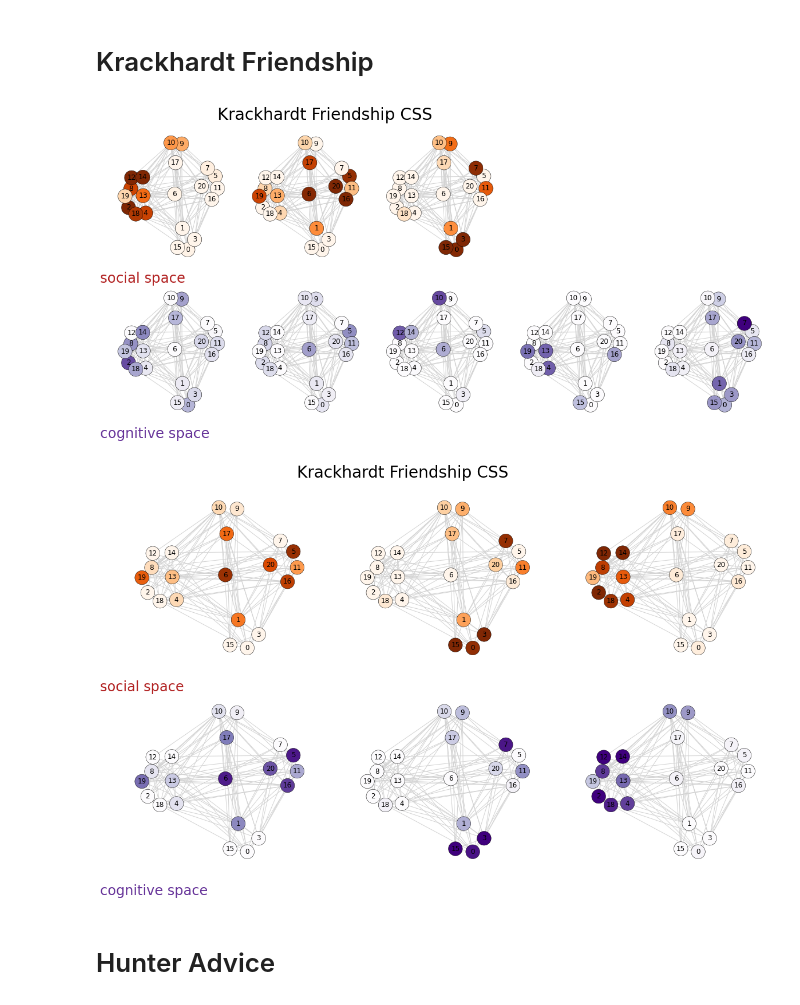
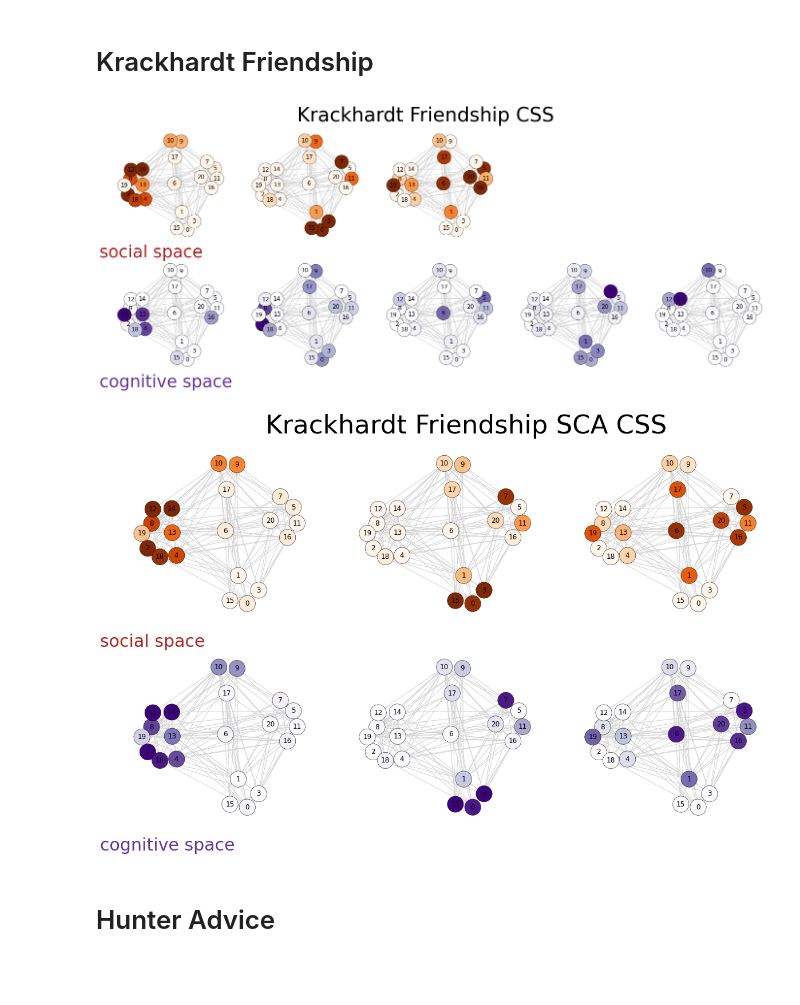
Before and after one commit to izabelaguiar/CSS, a Jupyter notebook: CSS_NNTuck_Paper_Figures_Tables.ipynb, the cells around one changed output. Cells and saved outputs as stored; diff of their text form; code cells hidden in the pictures; blank space fills up the shorter version.

```diff
--- a/CSS_NNTuck_Paper_Figures_Tables.ipynb
+++ b/CSS_NNTuck_Paper_Figures_Tables.ipynb
@@ -223,7 +273,6 @@ def multistart(tensor, C, K, masked, Mask, Sym, NUM_IT, ms_type = 'reg'):
         assert C == 1, "for a Redundant NNTuck, C must be equal to 1"
         return multi_nntuck_ones(tensor, C, K, masked, Mask, Sym, NUM_IT)
     elif ms_type == 'SCA':
-        assert C == K, "for a Redundant NNTuck, C must be equal to K"
         return multi_nntuck_sca(tensor, K, K, masked, Mask, Sym, NUM_IT)
     elif ms_type == 'reg':
         return multi_nntuck(tensor, C, K, masked, Mask, Sym, NUM_IT)
@@ -305,8 +354,11 @@ def multi_nntuck(tensor, C, K, masked = False, Mask = None, Sym = False, NUM_IT
 
 def multi_nntuck_sca(tensor, C, K, masked = False, Mask = None, Sym = False, NUM_IT = 20):
     ALPHA, N, N = np.shape(tensor)
+    B = K
+    if C<K:
+        B =C
     #C = K
-    tuck, logl, kld, kld_u, kld_min_ind = non_negative_tucker_SCagreement(tensor, rank = [K, K, K], init='random', n_iter_max=1000,
+    tuck, logl, kld, kld_u, kld_min_ind = non_negative_tucker_SCagreement(tensor, rank = [B, B, B], init='random', n_iter_max=1000,
                                                              symmetric = False, masked = masked, Masking = Mask,
                                                                           socog = True,
                                                       MT_stopping_conditions = True, returnErrors = True,
@@ -317,7 +369,7 @@ def multi_nntuck_sca(tensor, C, K, masked = False, Mask = None, Sym = False, NUM
     max_kld = kld[kld_min_ind]
 
     for i in range(1, NUM_IT):
-        tuck, logl, kld, kld_u, kld_min_ind = non_negative_tucker_SCagreement(tensor, rank = [K, K, K], init='random', n_iter_max=1000,
+        tuck, logl, kld, kld_u, kld_min_ind = non_negative_tucker_SCagreement(tensor, rank = [B, B, B], init='random', n_iter_max=1000,
                                                              symmetric = False, masked = masked, Masking = Mask,
                                                                               socog = True,
                                                       MT_stopping_conditions = True, returnErrors = True,
@@ -606,5 +797,5 @@ split_LRT(hunter_f[-1], C= 3, K = 2, M = M0, R = False, Symmetric = False, SCA =
 ## NNTuck of the Krackhardt advice CSS with $K=C=3$
 We use 50 random initializations of the multiplicative updates algorithm and examine the social and cognitive structure of the NNTuck corresponding to the highest log-likelihood over these random initializations.
 # %%
-core, factors, loglike =  multistart(krack, 3, 3, masked = False, Mask = None, Sym = False,
+core, factors, loglike =  multistart(krack_a, 3, 3, masked = False, Mask = None, Sym = False,
                                      NUM_IT = 50, ms_type = 'reg')
@@ -786,18 +980,18 @@ for n in range(1):
         colors_Y2[i] = cmapTwo(Y_norm[i, 1])
         colors_Y3[i] = cmapTwo(Y_norm[i, 2])
 
-    nx.draw(krack_and_net, posrep,  ax=axis[1], node_color=colors_Y1, node_size=600, edge_color='lightgrey', with_labels=True)
+    nx.draw(kracka_Network, posrep,  ax=axis[1], node_color=colors_Y1, node_size=800, edge_color='lightgrey', with_labels=True)
     axis[1].collections[0].set_edgecolor("k")
     axis[1].collections[0].set_linewidths(0.5)
-    nx.draw(krack_and_net, posrep,  ax=axis[2], node_color=colors_Y3, node_size=600, edge_color='lightgrey', with_labels=True)
+    nx.draw(kracka_Network, posrep,  ax=axis[2], node_color=colors_Y3, node_size=800, edge_color='lightgrey', with_labels=True)
     axis[2].collections[0].set_edgecolor("k")
     axis[2].collections[0].set_linewidths(0.5)
-    nx.draw(krack_and_net, posrep,  ax=axis[0], node_color=colors_Y2, node_size=600, edge_color='lightgrey', with_labels=True)
+    nx.draw(kracka_Network, posrep,  ax=axis[0], node_color=colors_Y2, node_size=800, edge_color='lightgrey', with_labels=True)
     axis[0].collections[0].set_edgecolor("k")
     axis[0].collections[0].set_linewidths(0.5)
 
-    axis[0].text(1, 1.2, 'Krackhardt Advice CSS', fontsize = 28, c = 'k')
-    axis[0].text(-1.5, -1.2, 'relative cognitive space', fontsize = 24, c = 'palevioletred')
+#     axis[0].text(1, 1.2, 'Krackhardt Advice CSS', fontsize = 28, c = 'k')
+    axis[0].text(-1.5, -1.2, 'relative cognitive space', fontsize = 35, c = 'palevioletred')
 
     filename = 'kracka_cognet_rel_3_3.pdf'
     plt.savefig(filename, bbox_inches='tight')
@@ -814,7 +1011,7 @@ core_fr, factors_fr, loglike_fr =  multistart(krack_f, C = 5, K = 3, masked = Fa
 for n in range(1):
     f, axis = plt.subplots(2,5)
     f.set_figheight(9)
-    f.set_figwidth(20)
+    f.set_figwidth(24)
     colors_U1 = ['c'] * len(krackf_and)
     colors_U2 = ['c'] * len(krackf_and)
     colors_U3 = ['c'] * len(krackf_and)
@@ -837,45 +1034,45 @@ for n in range(1):
         colors_Y2[i] = cmapTwo(Y_norm[i, 1])
         colors_Y3[i] = cmapTwo(Y_norm[i, 2])
         colors_Y4[i] = cmapTwo(Y_norm[i, 3])
         colors_Y5[i] = cmapTwo(Y_norm[i, 4])
         colors_cogsocdiff[i] = cmapOne(U_norm[i, 0]-Y_norm[i, 0])
 
-    nx.draw(krackf_Network, posrep,  ax=axis[0,1], node_color=colors_U1, node_size=600, edge_color='lightgrey', with_labels=True)
+    nx.draw(krackf_Network, posrep,  ax=axis[0,1], node_color=colors_U1, node_size=800, edge_color='lightgrey', with_labels=True)
     axis[0,1].collections[0].set_edgecolor("k")
     axis[0,1].collections[0].set_linewidths(0.5)
-    nx.draw(krackf_Network, posrep,  ax=axis[0,0], node_color=colors_U2, node_size=600, edge_color='lightgrey', with_labels=True)
+    nx.draw(krackf_Network, posrep,  ax=axis[0,0], node_color=colors_U2, node_size=800, edge_color='lightgrey', with_labels=True)
     axis[0,0].collections[0].set_edgecolor("k")
     axis[0,0].collections[0].set_linewidths(0.5)
-    nx.draw(krackf_Network, posrep,  ax=axis[0,2], node_color=colors_U3, node_size=600, edge_color='lightgrey', with_labels=True)
+    nx.draw(krackf_Network, posrep,  ax=axis[0,2], node_color=colors_U3, node_size=800, edge_color='lightgrey', with_labels=True)
     axis[0,2].collections[0].set_edgecolor("k")
     axis[0,2].collections[0].set_linewidths(0.5)
-    nx.draw(krackf_Network, posrep,  ax=axis[1,1], node_color=colors_Y1, node_size=600, edge_color='lightgrey', with_labels=True)
+    nx.draw(krackf_Network, posrep,  ax=axis[1,1], node_color=colors_Y1, node_size=800, edge_color='lightgrey', with_labels=True)
     axis[1,1].collections[0].set_edgecolor("k")
     axis[1,1].collections[0].set_linewidths(0.5)
-    nx.draw(krackf_Network, posrep,  ax=axis[1,2], node_color=colors_Y3, node_size=600, edge_color='lightgrey', with_labels=True)
+    nx.draw(krackf_Network, posrep,  ax=axis[1,2], node_color=colors_Y3, node_size=800, edge_color='lightgrey', with_labels=True)
     axis[1,2].collections[0].set_edgecolor("k")
     axis[1,2].collections[0].set_linewidths(0.5)
-    nx.draw(krackf_Network, posrep,  ax=axis[1,0], node_color=colors_Y2, node_size=600, edge_color='lightgrey', with_labels=True)
+    nx.draw(krackf_Network, posrep,  ax=axis[1,0], node_color=colors_Y2, node_size=800, edge_color='lightgrey', with_labels=True)
     axis[1,0].collections[0].set_edgecolor("k")
     axis[1,0].collections[0].set_linewidths(0.5)
-    nx.draw(krackf_Network, posrep,  ax=axis[1,3], node_color=colors_Y4, node_size=600, edge_color='lightgrey', with_labels=True)
+    nx.draw(krackf_Network, posrep,  ax=axis[1,3], node_color=colors_Y4, node_size=800, edge_color='lightgrey', with_labels=True)
     axis[1,3].collections[0].set_edgecolor("k")
     axis[1,3].collections[0].set_linewidths(0.5)
 
-    nx.draw(krackf_Network, posrep,  ax=axis[1,4], node_color=colors_Y5, node_size=600, edge_color='lightgrey', with_labels=True)
+    nx.draw(krackf_Network, posrep,  ax=axis[1,4], node_color=colors_Y5, node_size=800, edge_color='lightgrey', with_labels=True)
     axis[1,4].collections[0].set_edgecolor("k")
     axis[1,4].collections[0].set_linewidths(0.5)
 
-    axis[0,0].text(1, 1.2, 'Krackhardt Friendship CSS', fontsize = 28, c = 'k')
-    axis[0,0].text(-1.5, -1.4, 'social space', fontsize = 24, c = 'firebrick')
-    axis[1,0].text(-1.5, -1.4, 'cognitive space', fontsize = 24, c = 'rebeccapurple')
+    axis[0,0].text(2.7, 1.2, 'Krackhardt Friendship CSS', fontsize = 40, c = 'k')
+    axis[0,0].text(-1.5, -1.4, 'social space', fontsize = 35, c = 'firebrick')
+    axis[1,0].text(-1.5, -1.4, 'cognitive space', fontsize = 35, c = 'rebeccapurple')
 
     axis[0, 3].axis('off')
     axis[0, 4].axis('off')
     filename = 'krackf_cognet_max_3_5.pdf'
     plt.savefig(filename, bbox_inches='tight')
 # %% [output]
-[figure, old version]
+[figure, new version]
 # %%
 core_fr_SCA, factors_fr_SCA, loglike_fr_SCA =  multistart(krack_f, C = 3, K = 3, masked = False, Mask = None, Sym = False,
                                      NUM_IT = 50, ms_type = 'SCA')
@@ -906,33 +1103,33 @@ for n in range(1):
 
         colors_cogsocdiff[i] = cmapOne(U_norm[i, 0]-Y_norm[i, 0])
 
-    nx.draw(krackf_Network, posrep,  ax=axis[0,1], node_color=colors_U1, node_size=600, edge_color='lightgrey', with_labels=True)
+    nx.draw(krackf_Network, posrep,  ax=axis[0,1], node_color=colors_U1, node_size=800, edge_color='lightgrey', with_labels=True)
     axis[0,1].collections[0].set_edgecolor("k")
     axis[0,1].collections[0].set_linewidths(0.5)
-    nx.draw(krackf_Network, posrep,  ax=axis[0,0], node_color=colors_U2, node_size=600, edge_color='lightgrey', with_labels=True)
+    nx.draw(krackf_Network, posrep,  ax=axis[0,0], node_color=colors_U2, node_size=800, edge_color='lightgrey', with_labels=True)
     axis[0,0].collections[0].set_edgecolor("k")
     axis[0,0].collections[0].set_linewidths(0.5)
-    nx.draw(krackf_Network, posrep,  ax=axis[0,2], node_color=colors_U3, node_size=600, edge_color='lightgrey', with_labels=True)
+    nx.draw(krackf_Network, posrep,  ax=axis[0,2], node_color=colors_U3, node_size=800, edge_color='lightgrey', with_labels=True)
     axis[0,2].collections[0].set_edgecolor("k")
     axis[0,2].collections[0].set_linewidths(0.5)
-    nx.draw(krackf_Network, posrep,  ax=axis[1,1], node_color=colors_Y1, node_size=600, edge_color='lightgrey', with_labels=True)
+    nx.draw(krackf_Network, posrep,  ax=axis[1,1], node_color=colors_Y1, node_size=800, edge_color='lightgrey', with_labels=True)
     axis[1,1].collections[0].set_edgecolor("k")
     axis[1,1].collections[0].set_linewidths(0.5)
-    nx.draw(krackf_Network, posrep,  ax=axis[1,2], node_color=colors_Y3, node_size=600, edge_color='lightgrey', with_labels=True)
+    nx.draw(krackf_Network, posrep,  ax=axis[1,2], node_color=colors_Y3, node_size=800, edge_color='lightgrey', with_labels=True)
     axis[1,2].collections[0].set_edgecolor("k")
     axis[1,2].collections[0].set_linewidths(0.5)
-    nx.draw(krackf_Network, posrep,  ax=axis[1,0], node_color=colors_Y2, node_size=600, edge_color='lightgrey', with_labels=True)
+    nx.draw(krackf_Network, posrep,  ax=axis[1,0], node_color=colors_Y2, node_size=800, edge_color='lightgrey', with_labels=True)
     axis[1,0].collections[0].set_edgecolor("k")
     axis[1,0].collections[0].set_linewidths(0.5)
 
 
-    axis[0,0].text(1, 1.2, 'Krackhardt Friendship CSS', fontsize = 28, c = 'k')
-    axis[0,0].text(-1.5, -1.4, 'social space', fontsize = 24, c = 'firebrick')
-    axis[1,0].text(-1.5, -1.4, 'cognitive space', fontsize = 24, c = 'rebeccapurple')
+    axis[0,0].text(.6, 1.2, 'Krackhardt Friendship SCA CSS', fontsize = 45, c = 'k')
+    axis[0,0].text(-1.5, -1.4, 'social space', fontsize = 30, c = 'firebrick')
+    axis[1,0].text(-1.5, -1.4, 'cognitive space', fontsize = 30, c = 'rebeccapurple')
 
     filename = 'krackf_cognet_max_SCA.pdf'
     plt.savefig(filename, bbox_inches='tight')
 # %% [output]
-[figure, old version]
+[figure, new version]
 # %% [markdown]
 # Hunter Advice
```
Also changed, not shown: parts of 52 cells of this notebook.
